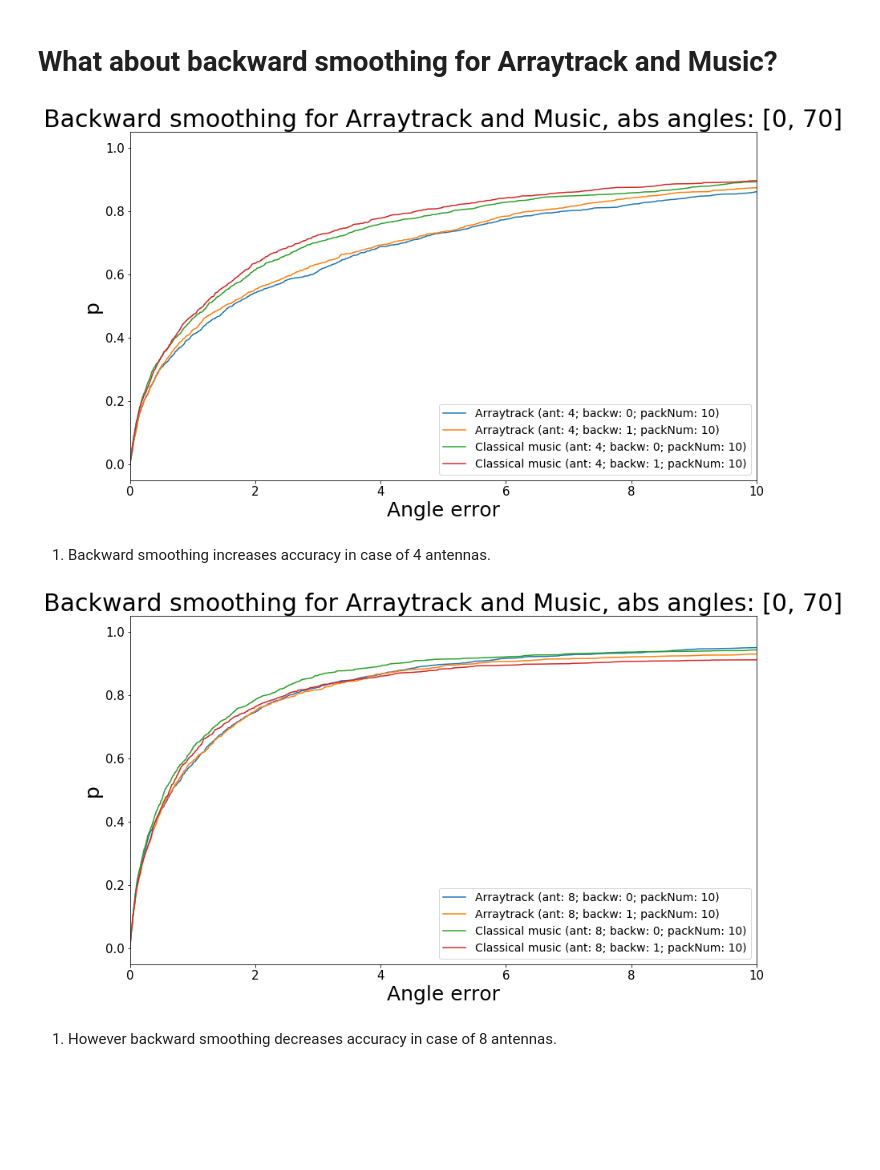
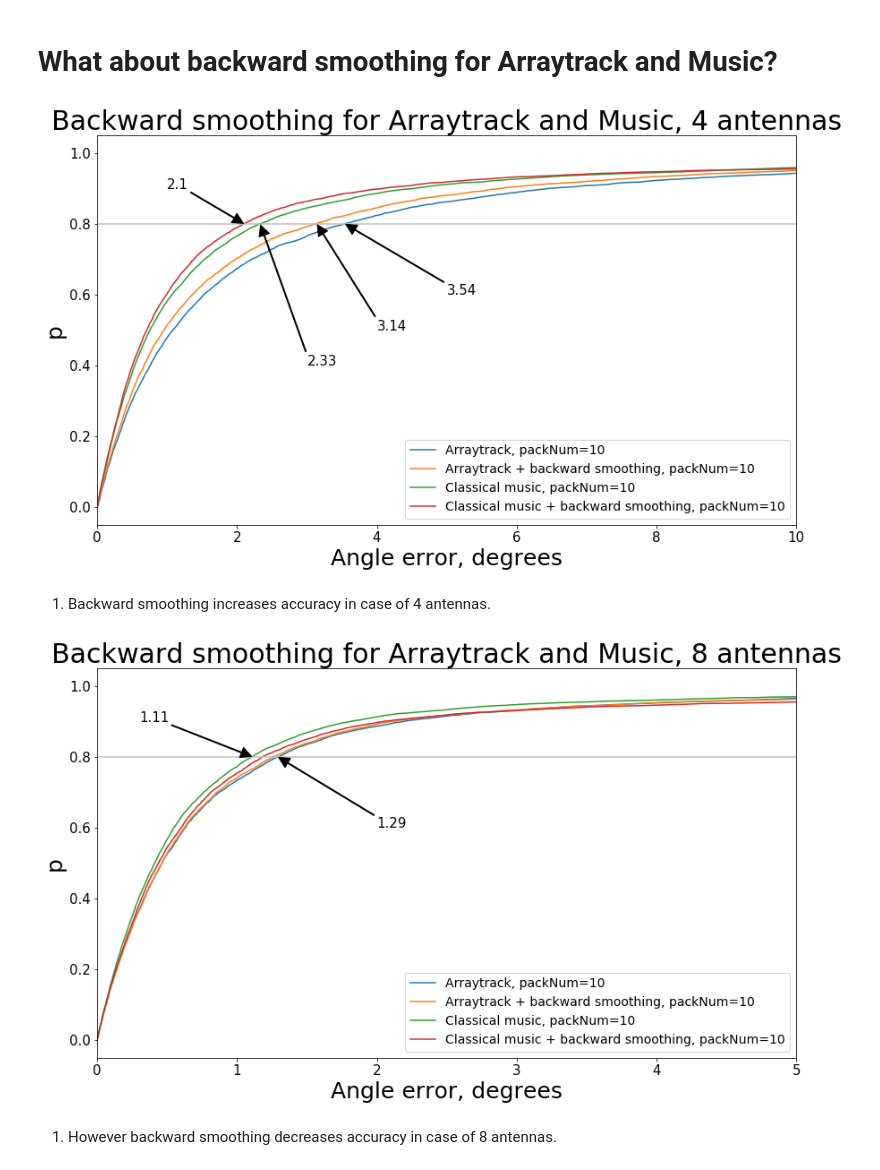
Before and after one commit to MolVlad/Angle-of-Arrival-Estimation-Simulation, a Jupyter notebook: results.ipynb, the cells around one changed output. Cells and saved outputs as stored; diff of their text form; code cells hidden in the pictures; blank space fills up the shorter version.

```diff
--- a/results.ipynb
+++ b/results.ipynb
@@ -66,6 +80,26 @@ spotfi_fixed = spotfi_fixed[cols]
 
 spotfi_fixed['spectrumsNum'] = (spotfi_fixed.packetNum / spotfi_fixed.perSpec)
 spotfi_fixed['minErrorAngle'] = spotfi_fixed[['errorAngle','errorNextAngle','errorNextNextAngle']].min(axis=1)
+# %%
+spotfi_fixed_1=pd.read_csv('SpotfiClusters/SpotfiResults_fixed_eigen_1.txt', delimiter='\t')
+spotfi_fixed_1=spotfi_fixed_1.merge(arr[['seed', 'SNR', 'realAngle', 'Kfactor']].drop_duplicates().reset_index(drop=True))
+spotfi_fixed_1['errorAngle'] = abs(spotfi_fixed_1.meanA1 - spotfi_fixed_1.realAngle)
+spotfi_fixed_1['errorNextAngle'] = abs(spotfi_fixed_1.realAngle - spotfi_fixed_1.meanA2)
+spotfi_fixed_1['errorNextNextAngle'] = abs(spotfi_fixed_1.realAngle - spotfi_fixed_1.meanA3)
+spotfi_fixed_1 = spotfi_fixed_1.rename(columns={'packetPerSpec':'perSpec'})
+spotfi_fixed_1.smoothing = spotfi_fixed_1.smoothing == 1
+spotfi_fixed_1.backw = spotfi_fixed_1.backw == 1
+spotfi_fixed_1.decimation = spotfi_fixed_1.decimation == 1
+spotfi_fixed_1['estAngle'] = spotfi_fixed_1.meanA1
+spotfi_fixed_1['nextAngle'] = spotfi_fixed_1.meanA2
+spotfi_fixed_1['nextNextAngle'] = spotfi_fixed_1.meanA3
+
+cols = spotfi_fixed_1.columns.tolist()
+cols = [cols[1]] + [cols[-9], cols[-7], cols[-8]] + [cols[0]] + cols[4:6] + cols[2:4] + cols[6:8] + cols[-3:] + cols[-6:-3] + cols[8:-9]
+spotfi_fixed_1 = spotfi_fixed_1[cols]
+
+spotfi_fixed_1['spectrumsNum'] = (spotfi_fixed_1.packetNum / spotfi_fixed_1.perSpec)
+spotfi_fixed_1['minErrorAngle'] = spotfi_fixed_1[['errorAngle','errorNextAngle','errorNextNextAngle']].min(axis=1)
 # %% [markdown]
 # Look at data
 # %%
@@ -108,0 +171,7 @@ spotfi_fixed.head()
+# %%
+p1 = param(alg="spotfi_fixed", ant=4, sm=1, backw=1, packNum=10, seed_lim=3000)
+p2 = param(alg="spotfi_fixed_1", ant=4, sm=1, backw=1, packNum=10, seed_lim=3000)
+
+p = [p1,p2]
+
+plotResults(p, [0, 70], "Algorithms comparison, abs angles: [0, 70]", 20, 0)
@@ -110,7 +181,8 @@ spotfi_fixed.head()
 # Let's look at CDF of data
 # %%
 class param:
-    def __init__(self, alg, ant, backw, packNum, sm=0, perSpec=1, band=20, dec=0, seed_lim=10000):
+    def __init__(self, alg, backw, packNum, ant=4, sm=0, perSpec=1, band=20, dec=0, seed_lim=10000,
+                pr=False, xy=(0,0)):
         self.alg = alg
         self.ant = ant
         self.sm = sm
@@ -120,6 +192,8 @@ class param:
         self.band = band
         self.dec = dec
         self.seed_lim = seed_lim
+        self.pr = pr
+        self.xy = xy
 # %%
 def bool2str(x):
     if x:
@@ -254,29 +404,29 @@ plotResults(p, [0, 70], "Arraytrack or Music, abs angles: [0, 70]", 20)
 # %% [markdown]
 # What about backward smoothing for Arraytrack and Music?
 # %%
-p1 = param(alg="arraytrack", ant=4, backw=0, packNum=10, seed_lim=2000)
-p2 = param(alg="arraytrack", ant=4, backw=1, packNum=10, seed_lim=2000)
-p3 = param(alg="music", ant=4, backw=0, packNum=10, seed_lim=2000)
-p4 = param(alg="music", ant=4, backw=1, packNum=10, seed_lim=2000)
+p1 = param(alg="arraytrack", backw=0, packNum=10, seed_lim=10000, pr=True, xy=(5,0.6))
+p2 = param(alg="arraytrack", backw=1, packNum=10, seed_lim=10000, pr=True, xy=(4,0.5))
+p3 = param(alg="music", backw=0, packNum=10, seed_lim=10000, pr=True, xy=(3,0.4))
+p4 = param(alg="music", backw=1, packNum=10, seed_lim=10000, pr=True, xy=(1,0.9))
 
 p = [p1,p2,p3,p4]
 
-plotResults(p, [0, 70], "Backward smoothing for Arraytrack and Music, abs angles: [0, 70]", 10)
+plotResults(p, [0, 70], "Backward smoothing for Arraytrack and Music", 10, 0.8, ant=4)
 # %% [output]
-[figure, old version]
+[figure, new version]
 # %% [markdown]
 1) Backward smoothing increases accuracy in case of 4 antennas.
 # %%
-p1 = param(alg="arraytrack", ant=8, backw=0, packNum=10, seed_lim=2000)
-p2 = param(alg="arraytrack", ant=8, backw=1, packNum=10, seed_lim=2000)
-p3 = param(alg="music", ant=8, backw=0, packNum=10, seed_lim=2000)
-p4 = param(alg="music", ant=8, backw=1, packNum=10, seed_lim=2000)
+p1 = param(alg="arraytrack", backw=0, packNum=10, seed_lim=10000, pr=True, xy=(2,0.6))
+p2 = param(alg="arraytrack", backw=1, packNum=10, seed_lim=10000)
+p3 = param(alg="music", backw=0, packNum=10, seed_lim=10000, pr=True, xy=(0.3,0.9))
+p4 = param(alg="music", backw=1, packNum=10, seed_lim=10000)
 
 p = [p1,p2,p3,p4]
 
-plotResults(p, [0, 70], "Backward smoothing for Arraytrack and Music, abs angles: [0, 70]", 10)
+plotResults(p, [0, 70], "Backward smoothing for Arraytrack and Music", 5, 0.8, ant=8)
 # %% [output]
-[figure, old version]
+[figure, new version]
 # %% [markdown]
 1) However backward smoothing decreases accuracy in case of 8 antennas.
 # %% [markdown]
```
Also changed, not shown: parts of 86 cells of this notebook, 10 other files.
